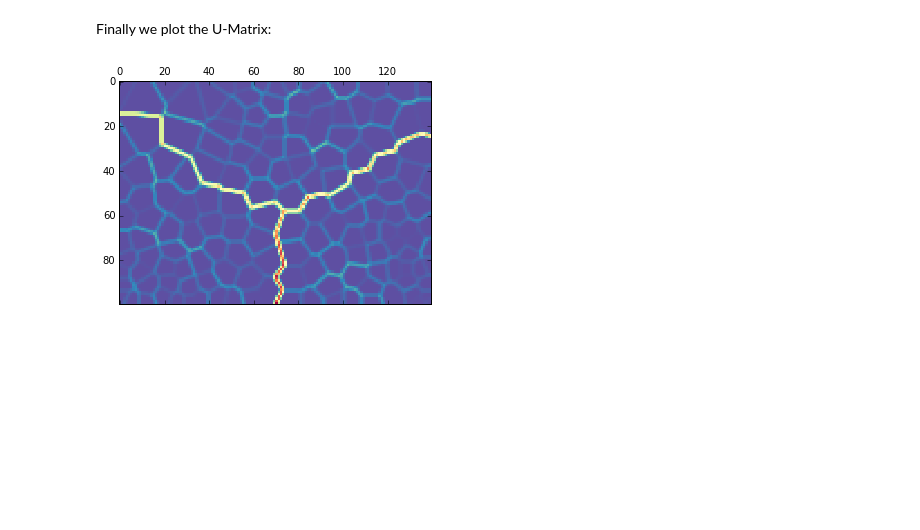
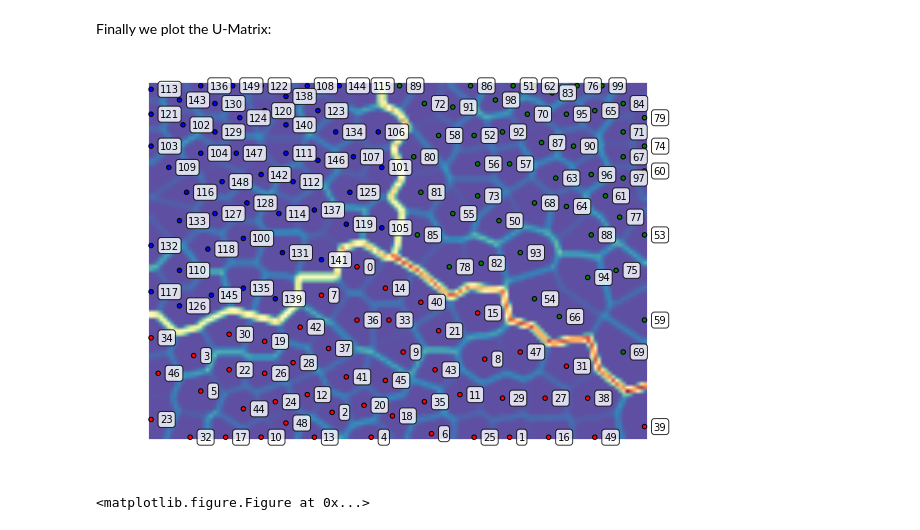
Before and after one commit to peterwittek/ipython-notebooks, a Jupyter notebook: Somoclu in Python.ipynb, the cells around one changed output. Saved outputs shown, nothing was run; the diff lists cells and outputs as text; code cells hidden in the pictures; blank space fills up the shorter version.

```diff
--- a/Somoclu in Python.ipynb
+++ b/Somoclu in Python.ipynb
@@ -35,6 +35,8 @@ som.view_component_planes()
 # %% [markdown]
 Finally we plot the U-Matrix:
-# %%
-som.view_U_matrix()
-# %% [output]
-[figure, removed]
+# %%
+som.view_U_matrix(colormap="Spectral_r", bestmatches=True,
+                  bestmatchcolors=colors, labels=labels)
+# %% [output]
+[figure, added]
+<matplotlib.figure.Figure at 0x...>
```
Also changed, not shown: parts of 3 cells of this notebook.
